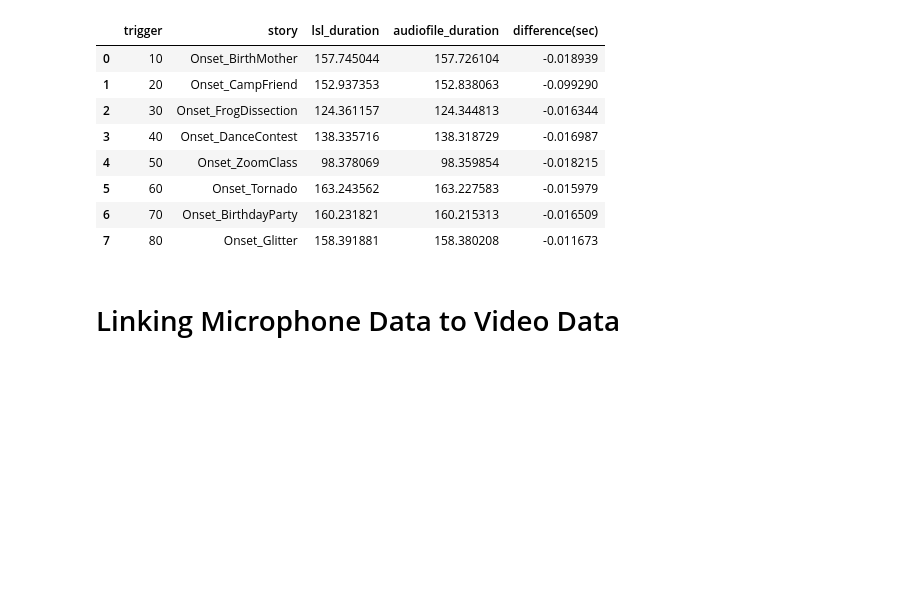
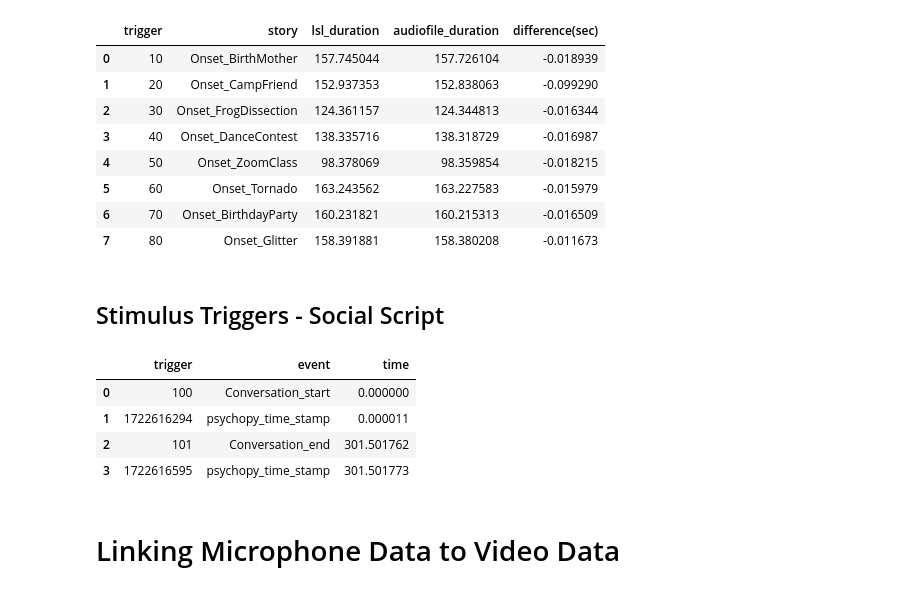
Before and after one commit to BryanGonzalez262/MOBI2024, a Jupyter notebook: CUNY_FACIAL/Code/pilot_check.ipynb, the cells around one changed output. Cells and saved outputs as stored; diff of their text form; code cells hidden in the pictures; blank space fills up the shorter version.

```diff
--- a/CUNY_FACIAL/Code/pilot_check.ipynb
+++ b/CUNY_FACIAL/Code/pilot_check.ipynb
@@ -157,6 +157,32 @@ durations
 | 5 | 60 | Onset_Tornado | 163.243562 | 163.227583 | -0.015979 |
 | 6 | 70 | Onset_BirthdayParty | 160.231821 | 160.215313 | -0.016509 |
 | 7 | 80 | Onset_Glitter | 158.391881 | 158.380208 | -0.011673 |
+# %% [markdown]
+## Stimulus Triggers - Social Script
+# %%
+stim_dat = data[4]
+stim_df = pd.DataFrame(stim_dat['time_series'])
+stim_df.rename(columns={0: 'trigger'}, inplace=True)
+
+events = {100: 'Conversation_start',
+          101: 'Conversation_end'}
+
+# relabel the event if the trigger is in the events dictionary, else if
+stim_df['event'] = stim_df['trigger'].apply(lambda x: events[x] if x in events.keys() else 'Bx_input')
+
+# relabel the event as a psychopy timestamp if the trigger is greater than 4 digits
+stim_df.loc[stim_df.trigger.astype(str).str.len() > 4, 'event'] = 'psychopy_time_stamp'
+stim_df['time'] = stim_dat['time_stamps'] - stim_dat['time_stamps'][0]
+
+conversation_onset_stim = stim_df.loc[stim_df.event == 'Conversation_start', 'time'].values[0]
+conversation_offset_stim = stim_df.loc[stim_df.event == 'Conversation_end', 'time'].values[0]
+stim_df
+# %% [output]
+|  | trigger | event | time |
+| 0 | 100 | Conversation_start | 0.000000 |
+| 1 | 1722616294 | psychopy_time_stamp | 0.000011 |
+| 2 | 101 | Conversation_end | 301.501762 |
+| 3 | 1722616595 | psychopy_time_stamp | 301.501773 |
 # %% [markdown]
 # Linking Microphone Data to Video Data
 # %%
```
Also changed, not shown: parts of 8 cells of this notebook.
